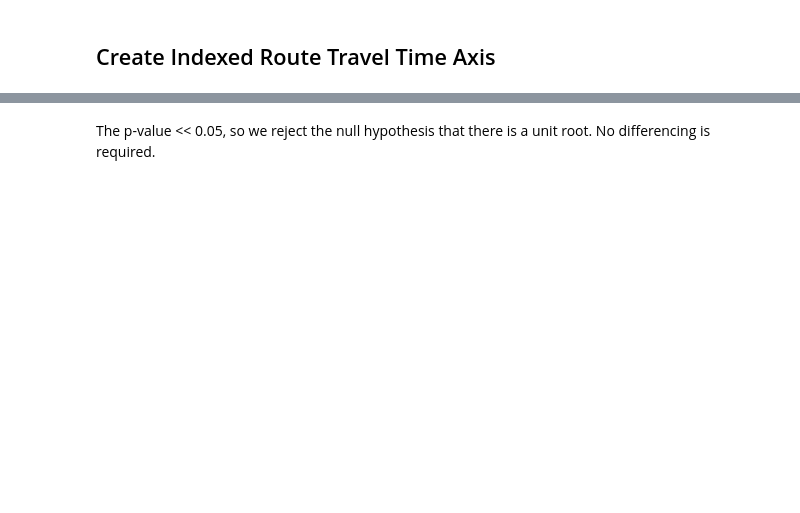
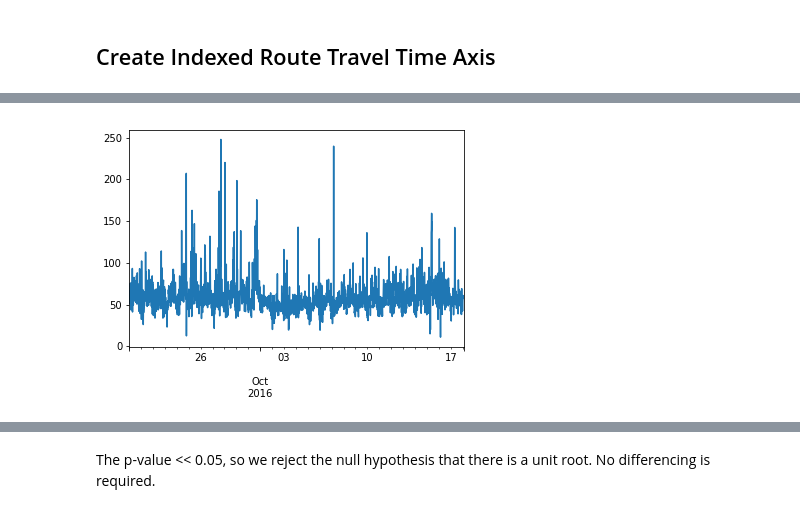
Before and after one commit to studdykid/KDD2017_CUHK, a Jupyter notebook: upload/Steve/ts_travel_time.ipynb, the cells around one changed output, grey strips where cells are left out. Saved outputs shown, nothing was run; the diff lists cells and outputs as text; code cells hidden in the pictures; blank space fills up the shorter version.

```diff
--- a/upload/Steve/ts_travel_time.ipynb
+++ b/upload/Steve/ts_travel_time.ipynb
@@ -92,4 +109,9 @@ travel_time
 dtype: float64
+# %%
+travel_time.plot()
+plt.show()
+# %% [output]
+[figure, added]
 # %%
 sm.tsa.stattools.adfuller(travel_time)[:2]
 # %% [output]
```
Also changed, not shown: parts of 26 cells of this notebook.
